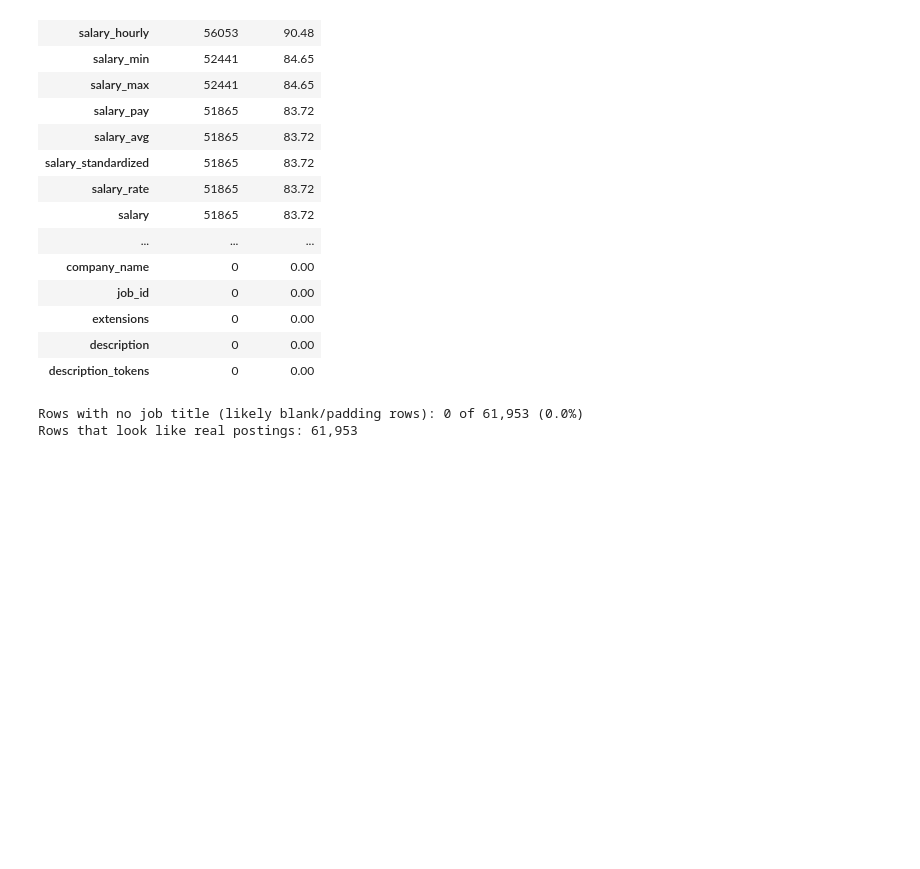
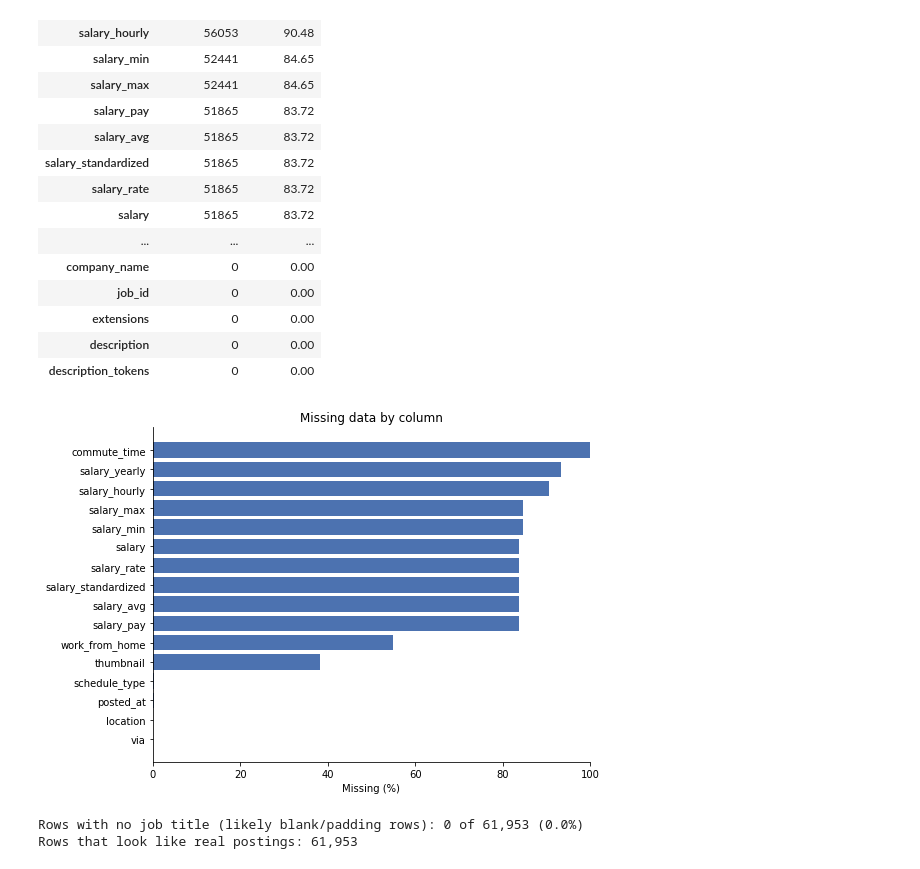
Before and after one commit to takahm6/data-analyst-portfolio, a Jupyter notebook: project-1-data-analyst-job-posting/notebooks/01_eda_data_analyst_jobs.ipynb, the cells around one changed output. Saved outputs shown, nothing was run; the diff lists cells and outputs as text; code cells hidden in the pictures; blank space fills up the shorter version.

Commit message:
Add a visualization to eda and data_prep.py skeleton

```diff
--- a/project-1-data-analyst-job-posting/notebooks/01_eda_data_analyst_jobs.ipynb
+++ b/project-1-data-analyst-job-posting/notebooks/01_eda_data_analyst_jobs.ipynb
@@ -38,7 +42,7 @@ pd.set_option("display.max_columns", 50)
 pd.set_option("display.max_colwidth", 100)
 # %%
 # --- Load the data ---
-CSV_PATH = "raw/gsearch_jobs.csv"  # <-- CHANGE THIS to your file's path once you have the full dataset
+CSV_PATH = "../raw/gsearch_jobs.csv"  # relative to notebooks/, matching the project folder structure
 
 # Column name constants, matching the raw scrape schema. If your file's headers
 # differ slightly, you only need to update them here.
@@ -78,8 +82,6 @@ expected_cols = [COL_TITLE, COL_COMPANY, COL_LOCATION, COL_VIA, COL_DESCRIPTION,
                   COL_SALARY_MIN, COL_SALARY_MAX, COL_SALARY_HOUR, COL_SALARY_YEAR,
                   COL_SALARY_STD, COL_SKILLS]
 missing_cols = [c for c in expected_cols if c not in df.columns]
-
-# Print out the column names
 print("Columns in file:", df.columns.tolist())
 print("Expected columns not found:", missing_cols if missing_cols else "none — all present")
 # %% [output]
@@ -175,6 +177,25 @@ missing_summary
 | extensions | 0 | 0.00 |
 | description | 0 | 0.00 |
 | description_tokens | 0 | 0.00 |
+# %%
+# Same table as above, as a bar chart — easier to scan at a glance once
+# there are 20+ columns than a sorted table of numbers. Only columns with
+# at least some missing data are shown; fully-populated columns would just
+# clutter the chart with zero-length bars.
+missing_to_plot = missing_summary.loc[missing_summary["missing_pct"] > 0, "missing_pct"]
+missing_to_plot = missing_to_plot.sort_values()  # ascending, so the worst column ends up at the top of the chart
+
+fig, ax = plt.subplots(figsize=(8, max(3, 0.35 * len(missing_to_plot))))
+ax.barh(missing_to_plot.index, missing_to_plot.values, color="#4C72B0")
+ax.set_xlabel("Missing (%)")
+ax.set_title("Missing data by column")
+ax.set_xlim(0, 100)
+ax.spines["top"].set_visible(False)
+ax.spines["right"].set_visible(False)
+plt.tight_layout()
+plt.show()
+# %% [output]
+[figure, added]
 # %%
 # A row with no title isn't a real job posting — it's blank/padding.
 # Checking this count tells you whether the high missing-% above is because
```
Also changed, not shown: parts of 8 cells of this notebook, 1 other file.
